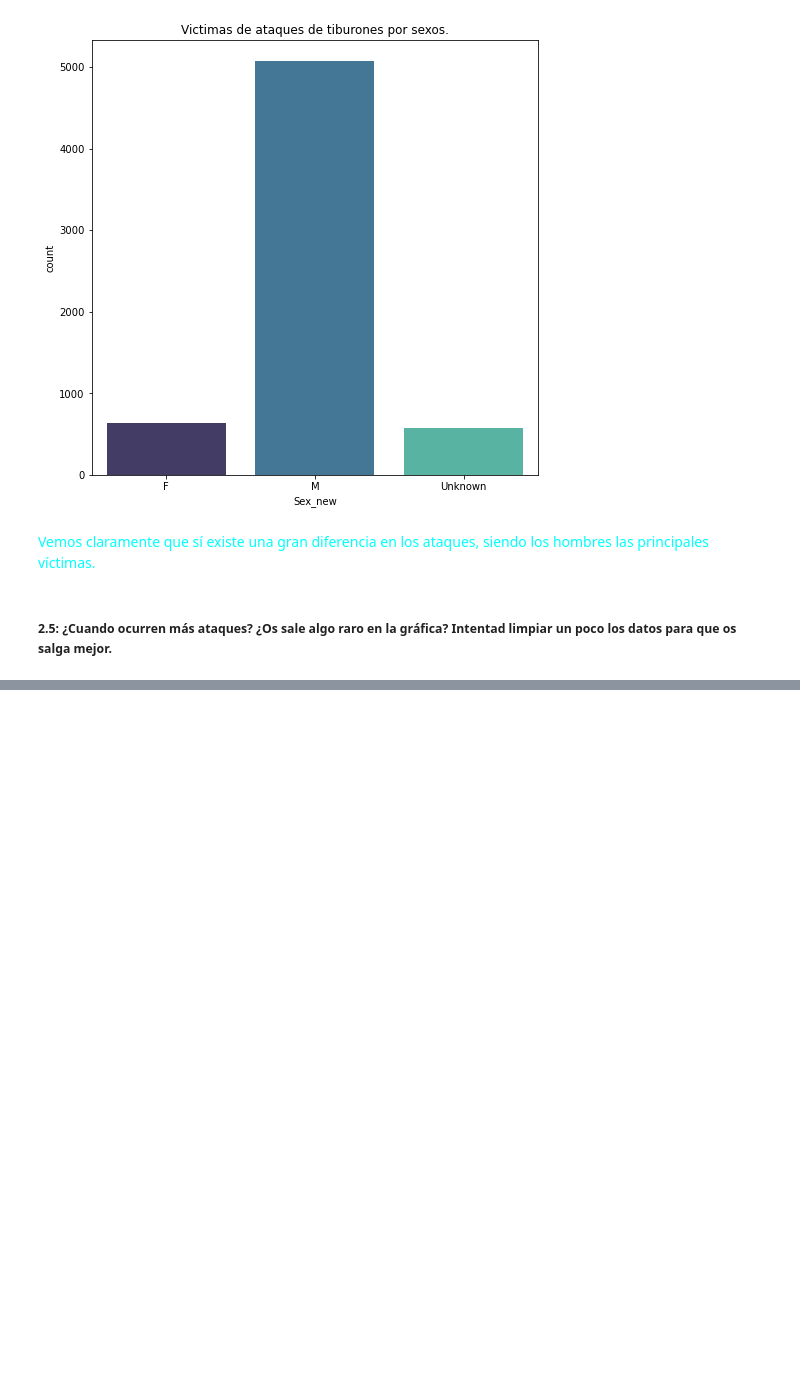
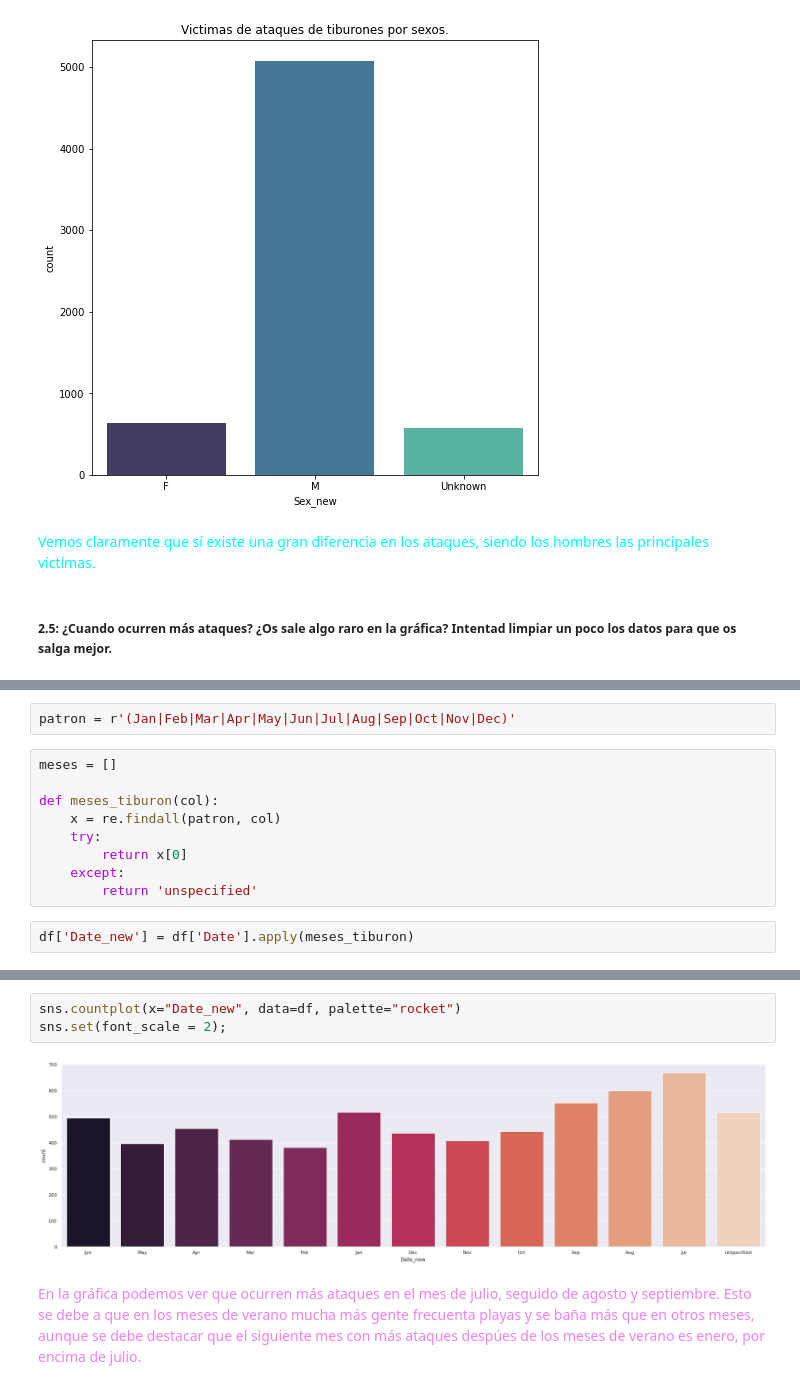
Before and after one commit to Adalab/DA-promo-a-modulo-2-pair-2-Almudena-Olivia, a Jupyter notebook: EDA/EDA 3/pair_programming-eda_3.ipynb, the cells around one changed output, grey strips where cells are left out. Saved outputs shown, nothing was run; the diff lists cells and outputs as text; blank space fills up the shorter version.

```diff
--- a/EDA/EDA 3/pair_programming-eda_3.ipynb
+++ b/EDA/EDA 3/pair_programming-eda_3.ipynb
@@ -144,0 +142,13 @@ df[df.Date.str.contains("\b\w{3}\b", regex= True, na=False)]
+# %%
+patron = r'(Jan|Feb|Mar|Apr|May|Jun|Jul|Aug|Sep|Oct|Nov|Dec)'
+# %%
+meses = []
+
+def meses_tiburon(col):
+    x = re.findall(patron, col)
+    try:
+        return x[0]
+    except:
+        return 'unspecified'
+# %%
+df['Date_new'] = df['Date'].apply(meses_tiburon)
@@ -144,0 +160,7 @@ df[df.Date.str.contains("\b\w{3}\b", regex= True, na=False)]
+# %%
+sns.countplot(x="Date_new", data=df, palette="rocket")
+sns.set(font_scale = 2);
+# %% [output]
+[figure, added]
+# %% [markdown]
+<font color='violet'> En la gráfica podemos ver que ocurren más ataques en el mes de julio, seguido de agosto y septiembre. Esto se debe a que en los meses de verano mucha más gente frecuenta playas y se baña más que en otros meses, aunque se debe destacar que el siguiente mes con más ataques despúes de los meses de verano es enero, por encima de julio.</font>
```
Also changed, not shown: parts of 9 cells of this notebook.
